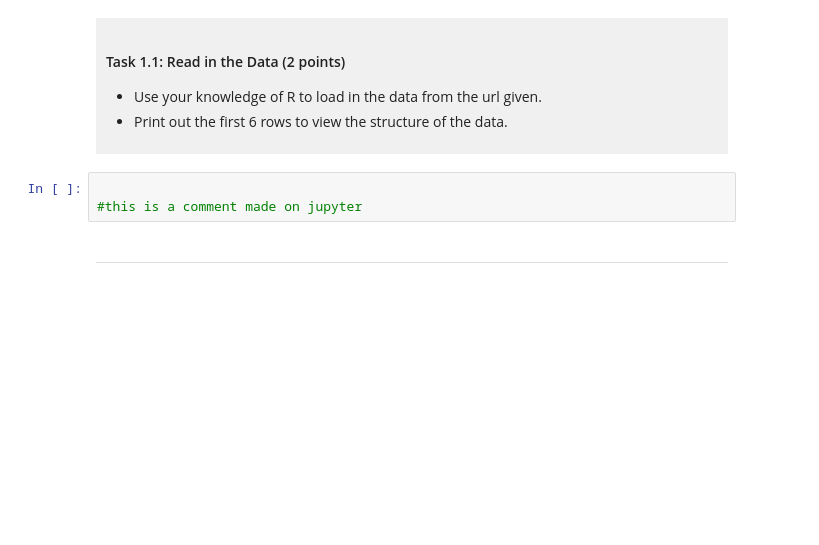
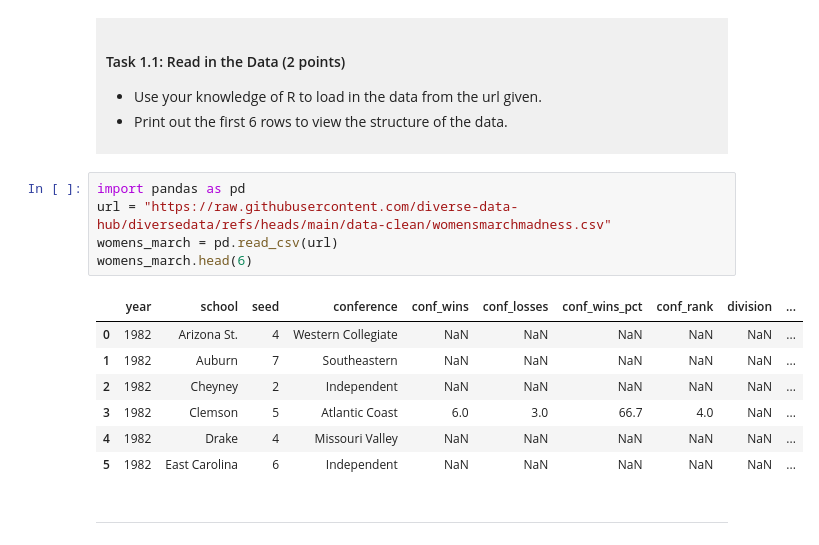
Before and after one commit to tianbao222/dsci-100-project-jerry-tian, a Jupyter notebook: dsci-100-project-notebook.ipynb, the cells around one changed output. Saved outputs shown, nothing was run; the diff lists cells and outputs as text; blank space fills up the shorter version.

```diff
--- a/dsci-100-project-notebook.ipynb
+++ b/dsci-100-project-notebook.ipynb
@@ -126,8 +126,18 @@ To help you with the analysis, here is a table of descriptions of each of the va
 
 </div>
 # %%
-
-#this is a comment made on jupyter
+import pandas as pd
+url = "https://raw.githubusercontent.com/diverse-data-hub/diversedata/refs/heads/main/data-clean/womensmarchmadness.csv"
+womens_march = pd.read_csv(url)
+womens_march.head(6)
+# %% [output]
+|  | year | school | seed | conference | conf_wins | conf_losses | conf_wins_pct | conf_rank | division | ... |
+| 0 | 1982 | Arizona St. | 4 | Western Collegiate | NaN | NaN | NaN | NaN | NaN | ... |
+| 1 | 1982 | Auburn | 7 | Southeastern | NaN | NaN | NaN | NaN | NaN | ... |
+| 2 | 1982 | Cheyney | 2 | Independent | NaN | NaN | NaN | NaN | NaN | ... |
+| 3 | 1982 | Clemson | 5 | Atlantic Coast | 6.0 | 3.0 | 66.7 | 4.0 | NaN | ... |
+| 4 | 1982 | Drake | 4 | Missouri Valley | NaN | NaN | NaN | NaN | NaN | ... |
+| 5 | 1982 | East Carolina | 6 | Independent | NaN | NaN | NaN | NaN | NaN | ... |
 # %% [markdown]
 -------
 # %% [markdown]
```
Also changed, not shown: parts of 3 cells of this notebook.
